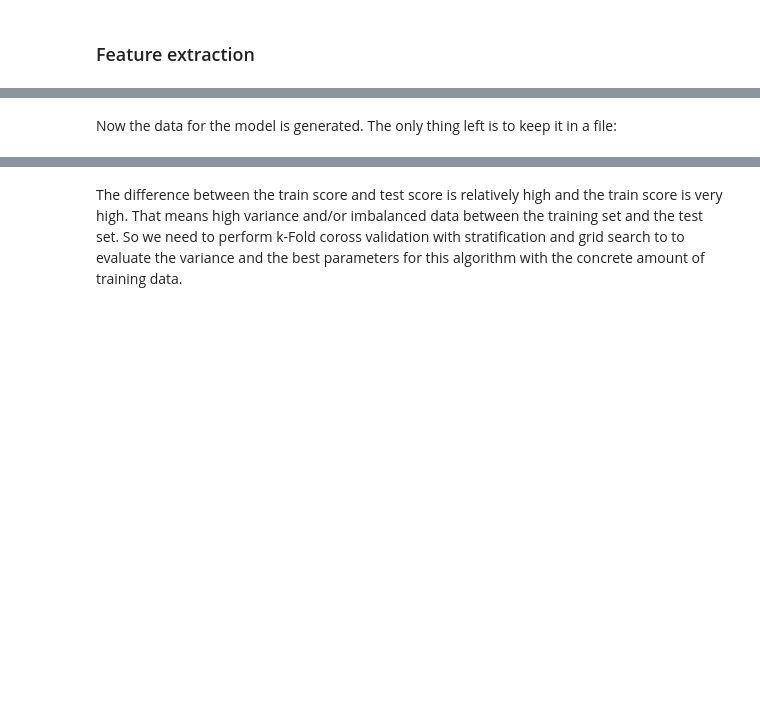
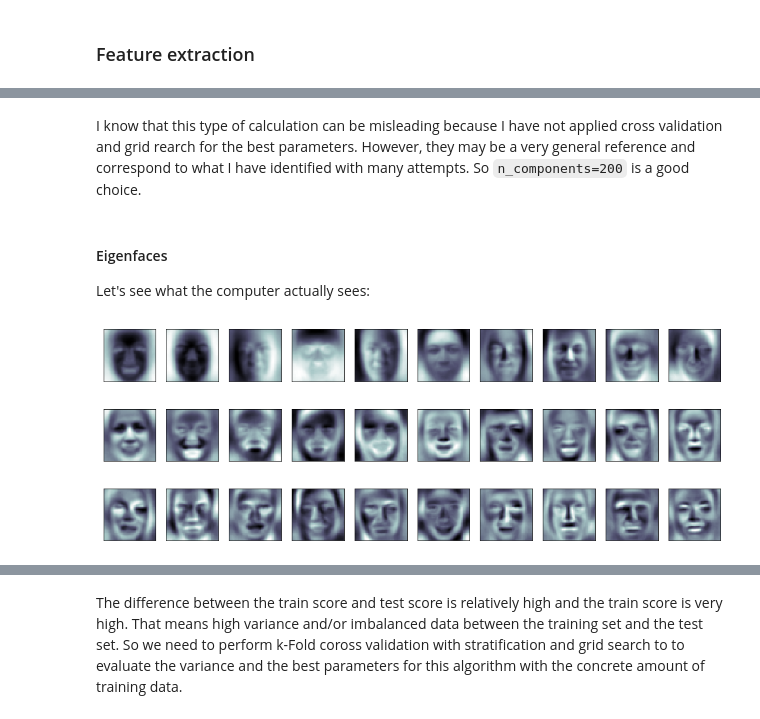
Before and after one commit to dim4o/gender-recognizer, a Jupyter notebook: Gender Classification.ipynb, the cells around one changed output, grey strips where cells are left out. Saved outputs shown, nothing was run; the diff lists cells and outputs as text; code cells hidden in the pictures; blank space fills up the shorter version.

```diff
--- a/Gender Classification.ipynb
+++ b/Gender Classification.ipynb
@@ -419,2 +458,0 @@ plt.plot(features_counts, train_scores)
-# %% [markdown]
-Now the data for the model is generated. The only thing left is to keep it in a file:
@@ -423 +459,19 @@ np.savetxt("./genders_data_40x40_pca_200_large.csv", gender_faces_data.astype(np
+# %% [markdown]
+I know that this type of calculation can be misleading because I have not applied cross validation and grid rearch for the best parameters. However, they may be a very general reference and correspond to what I have identified with many attempts. So `n_components=200` is a good choice.
+# %% [markdown]
+#### Eigenfaces
+Let's see what the computer actually sees:
+# %%
+eigenface_scaler = StandardScaler()
+eigenface_features = scaler.fit_transform(features)
+
+fig = plt.figure(figsize=(16, 6))
+pca_eigenface = PCA(n_components=200, whiten=True)
+pca_eigenface.fit(eigenface_features)
+
+for i in range(30):
+    ax = fig.add_subplot(3, 10, i + 1, xticks=[], yticks=[])
+    plt.imshow(pca_eigenface.components_[i].reshape((40,40)), cmap=plt.cm.bone)
+# %% [output]
+[figure, added]
 # %% [markdown]
```
Also changed, not shown: parts of 146 cells of this notebook, 2 other files.
